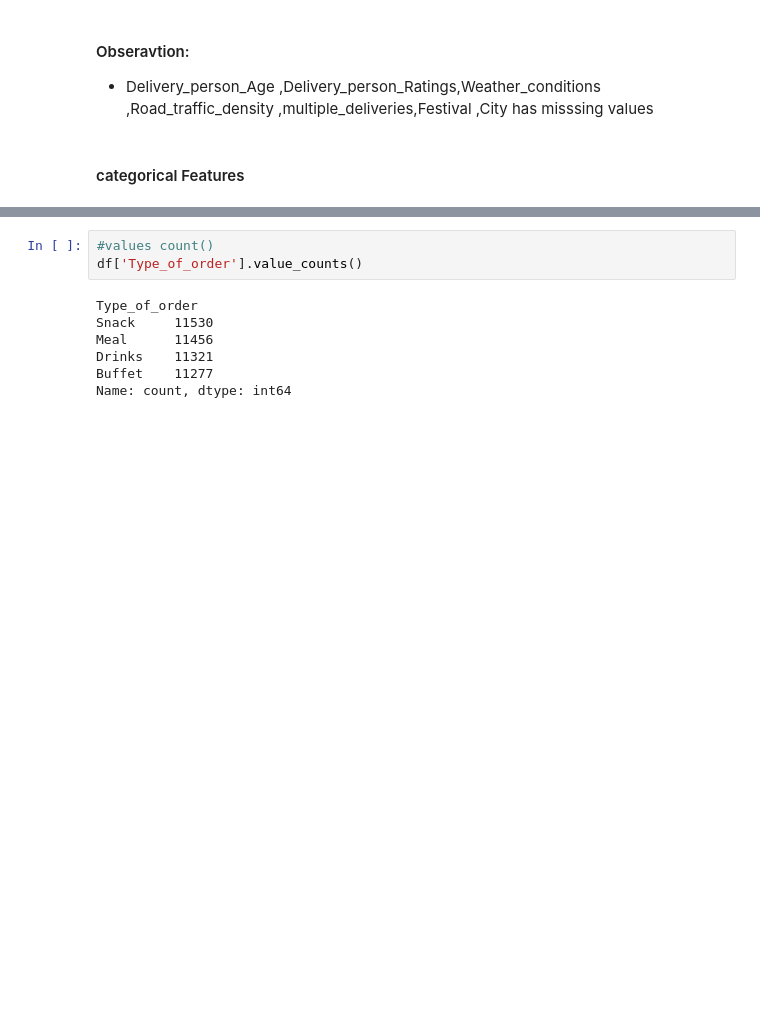
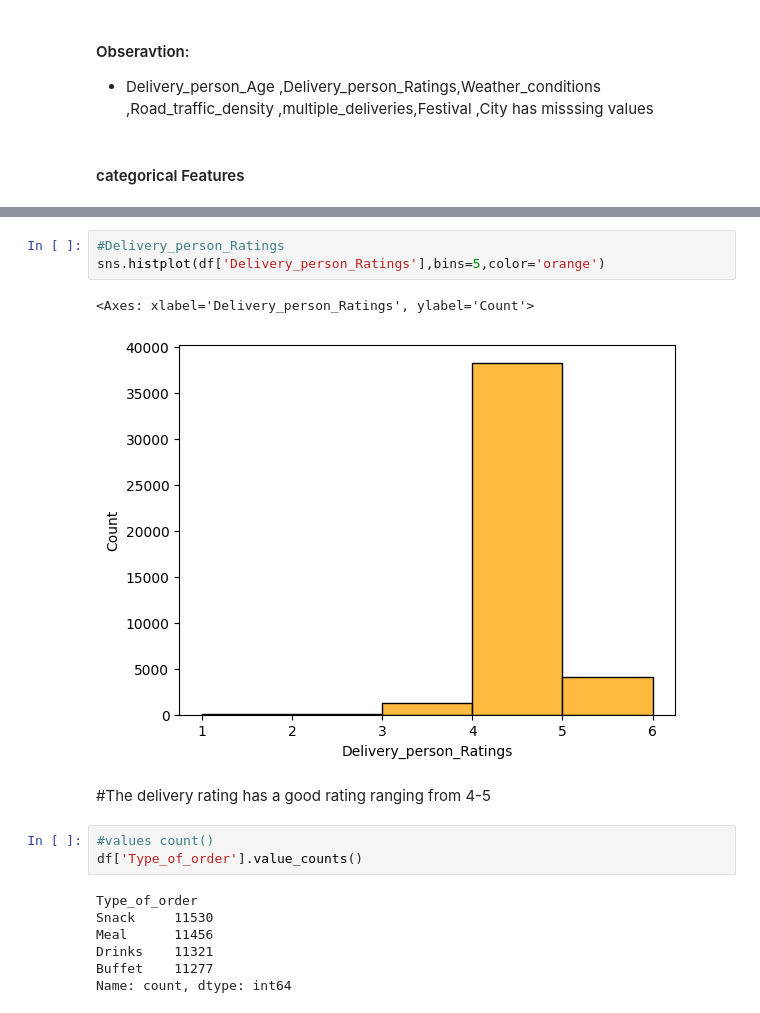
Before and after one commit to sandeepbandi924/Zomato_Delivery_Time_Prediction, a Jupyter notebook: notebooks/EDA.ipynb, the cells around one changed output, grey strips where cells are left out. Cells and saved outputs as stored; diff of their text form; blank space fills up the shorter version.

```diff
--- a/notebooks/EDA.ipynb
+++ b/notebooks/EDA.ipynb
@@ -92,3 +150,11 @@ sns.heatmap(df.isnull(),cbar=False,yticklabels=False)
+# %%
+#Delivery_person_Ratings
+sns.histplot(df['Delivery_person_Ratings'],bins=5,color='orange')
+# %% [output]
+<Axes: xlabel='Delivery_person_Ratings', ylabel='Count'>
+[figure, added]
+# %% [markdown]
+#The delivery rating has a good rating ranging from 4-5
 # %%
 #values count()
 df['Type_of_order'].value_counts()
```
Also changed, not shown: parts of 8 cells of this notebook, 1 other file.
